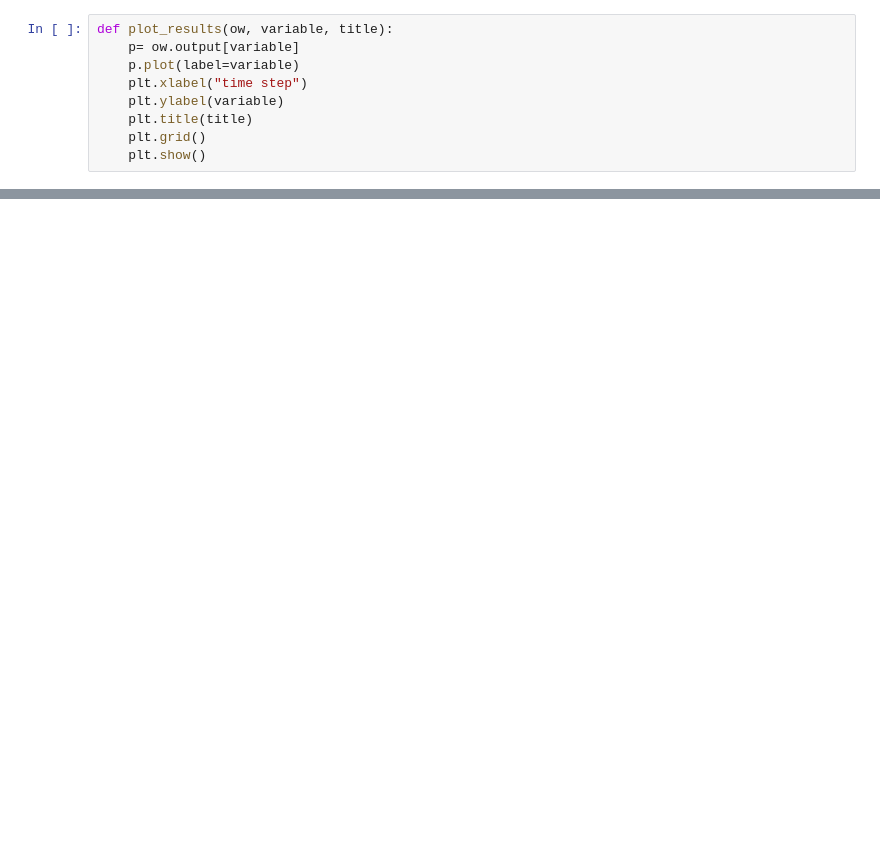
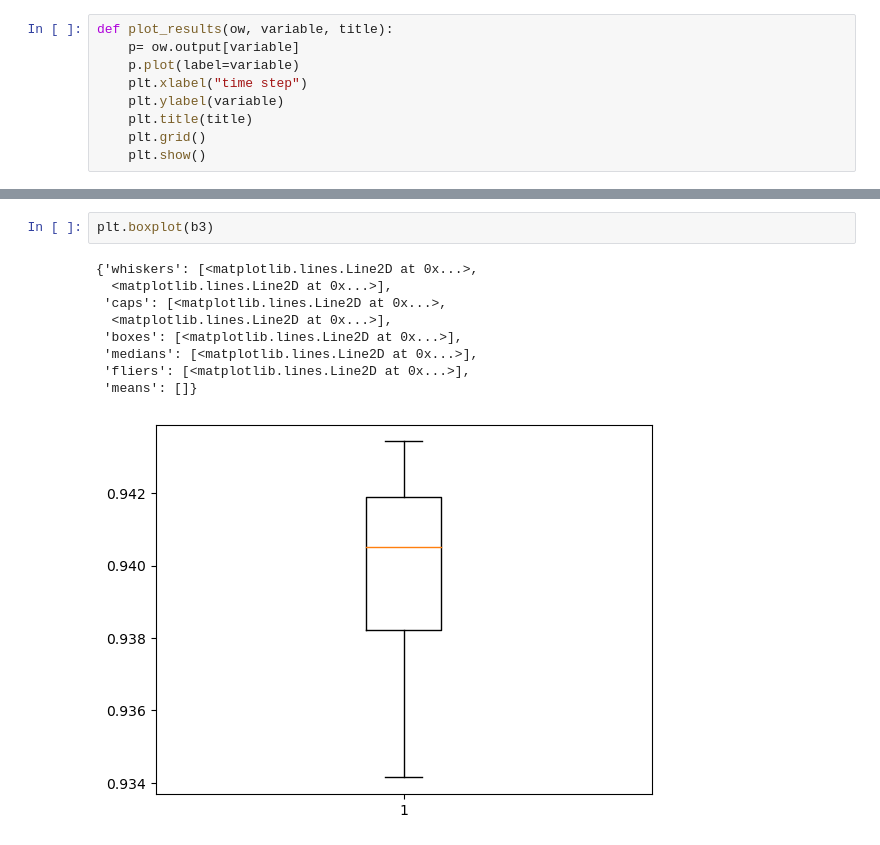
Before and after one commit to atik-arshad/PSPlab22_1112284_atik, a Jupyter notebook: Lab_Session_5/Lab_session_5_time_series.ipynb, the cells around one changed output, grey strips where cells are left out. Saved outputs shown, nothing was run; the diff lists cells and outputs as text; blank space fills up the shorter version.

```diff
--- a/Lab_Session_5/Lab_session_5_time_series.ipynb
+++ b/Lab_Session_5/Lab_session_5_time_series.ipynb
@@ -134,0 +156,12 @@ plot_results(ow, 'res_sgen.p_mw', 'Real Power at sgen')
+# %%
+plt.boxplot(b3)
+# %% [output]
+{'whiskers': [<matplotlib.lines.Line2D at 0x...>,
+  <matplotlib.lines.Line2D at 0x...>],
+ 'caps': [<matplotlib.lines.Line2D at 0x...>,
+  <matplotlib.lines.Line2D at 0x...>],
+ 'boxes': [<matplotlib.lines.Line2D at 0x...>],
+ 'medians': [<matplotlib.lines.Line2D at 0x...>],
+ 'fliers': [<matplotlib.lines.Line2D at 0x...>],
+ 'means': []}
+[figure, added]
```
Also changed, not shown: parts of 13 cells of this notebook, 1 other file.
